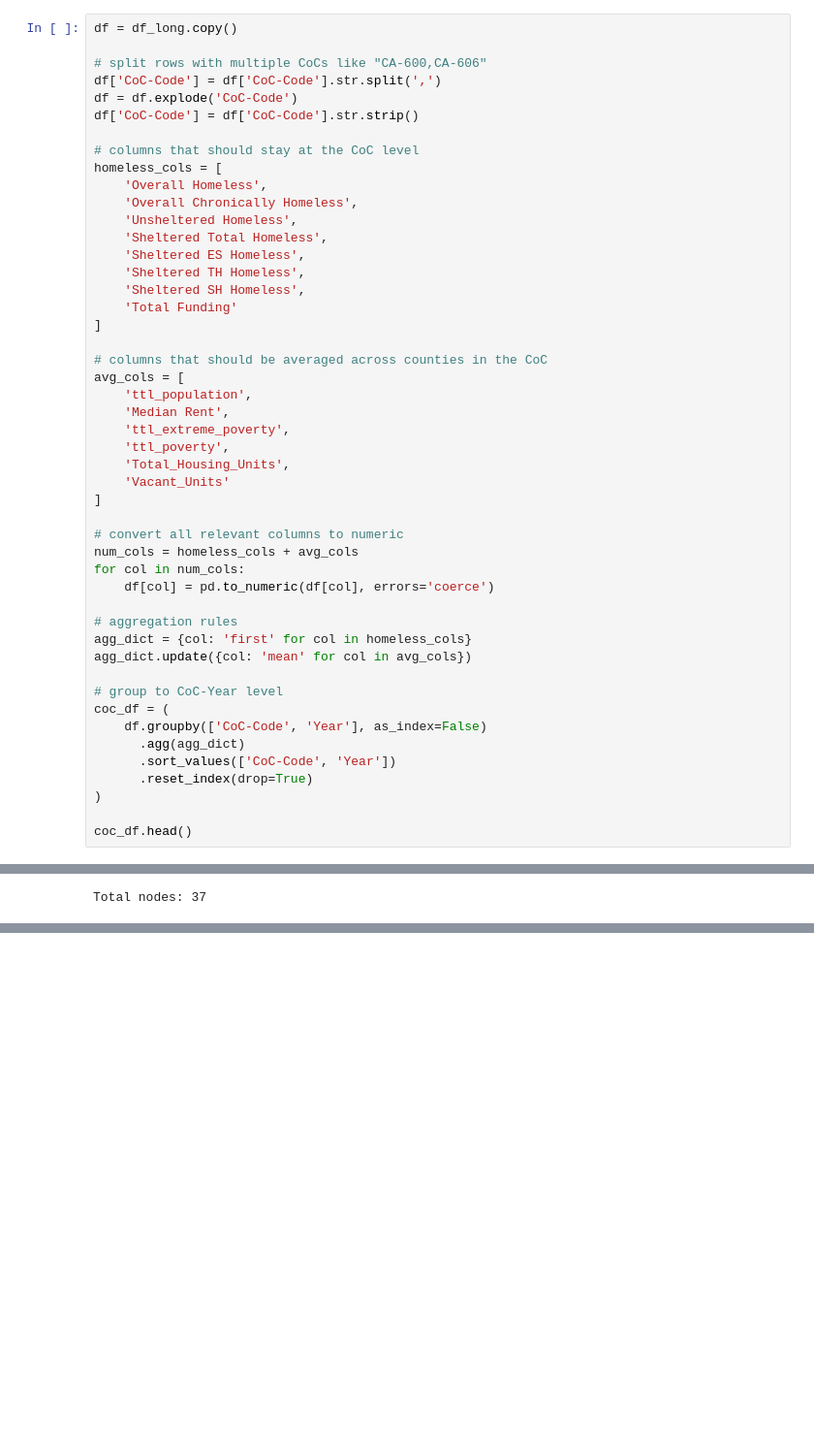
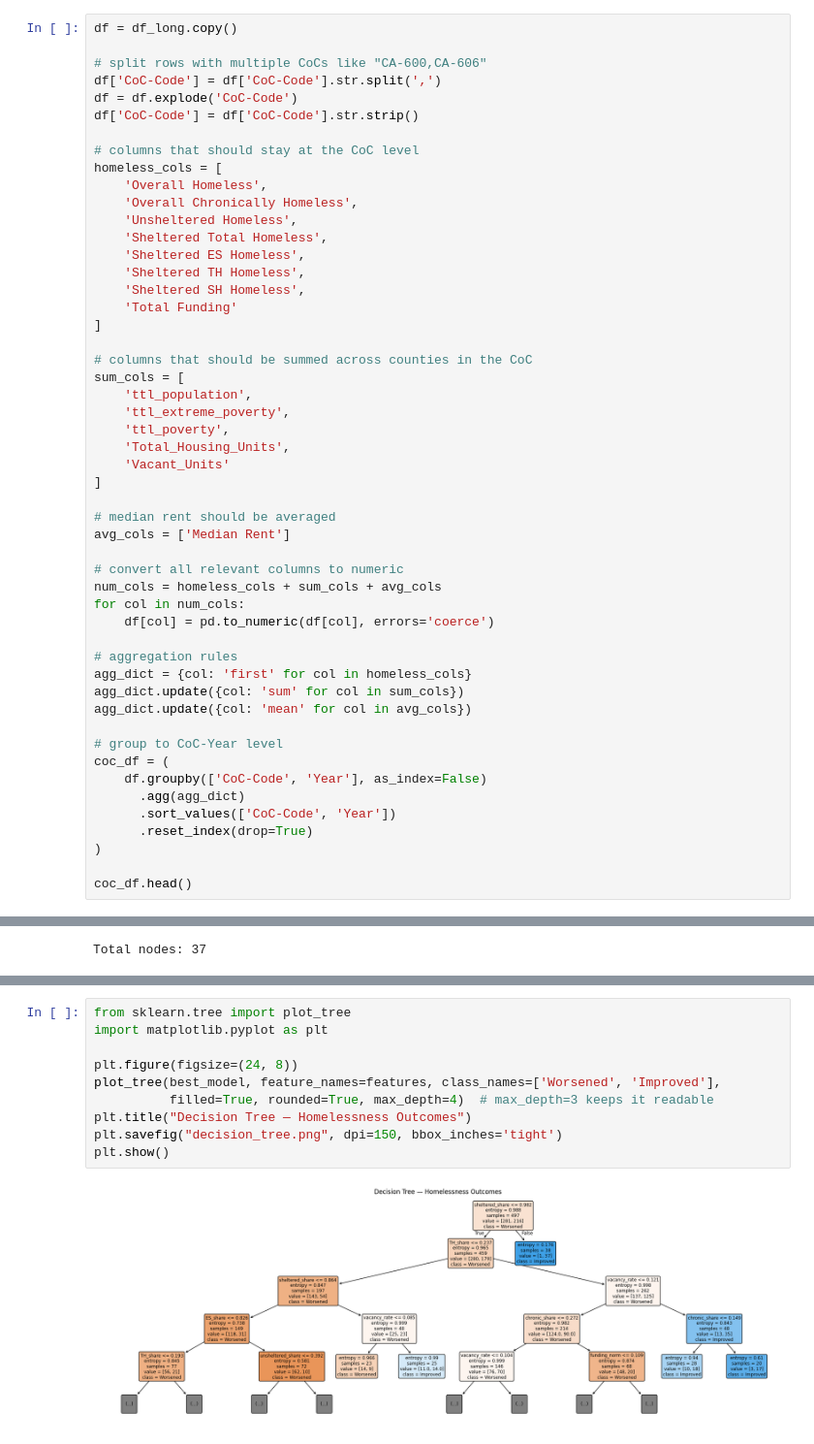
Before and after one commit to jthsmith/486_FinalProject, a Jupyter notebook: dataprep.ipynb, the cells around one changed output, grey strips where cells are left out. Shown at 97% size. Drawn from its saved outputs; the diff is of its cells as text; blank space fills up the shorter version.

```diff
--- a/dataprep.ipynb
+++ b/dataprep.ipynb
@@ -784,23 +785,26 @@ homeless_cols = [
     'Total Funding'
 ]
 
-# columns that should be averaged across counties in the CoC
-avg_cols = [
+# columns that should be summed across counties in the CoC
+sum_cols = [
     'ttl_population',
-    'Median Rent',
     'ttl_extreme_poverty',
     'ttl_poverty',
     'Total_Housing_Units',
     'Vacant_Units'
 ]
 
+# median rent should be averaged
+avg_cols = ['Median Rent']
+
 # convert all relevant columns to numeric
-num_cols = homeless_cols + avg_cols
+num_cols = homeless_cols + sum_cols + avg_cols
 for col in num_cols:
     df[col] = pd.to_numeric(df[col], errors='coerce')
 
 # aggregation rules
 agg_dict = {col: 'first' for col in homeless_cols}
+agg_dict.update({col: 'sum' for col in sum_cols})
 agg_dict.update({col: 'mean' for col in avg_cols})
 
 # group to CoC-Year level
@@ -1295,0 +1533,12 @@ plt.show()
+# %%
+from sklearn.tree import plot_tree
+import matplotlib.pyplot as plt
+
+plt.figure(figsize=(24, 8))
+plot_tree(best_model, feature_names=features, class_names=['Worsened', 'Improved'],
+          filled=True, rounded=True, max_depth=4)  # max_depth=3 keeps it readable
+plt.title("Decision Tree — Homelessness Outcomes")
+plt.savefig("decision_tree.png", dpi=150, bbox_inches='tight')
+plt.show()
+# %% [output]
+[figure, added]
```
Also changed, not shown: parts of 7 cells of this notebook, 11 other files.
